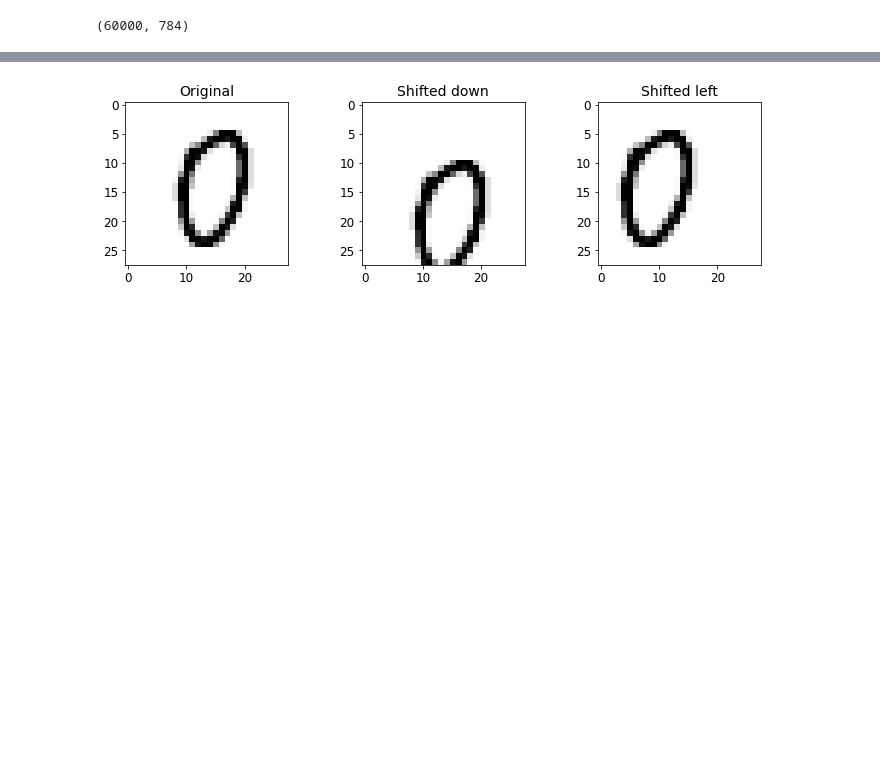
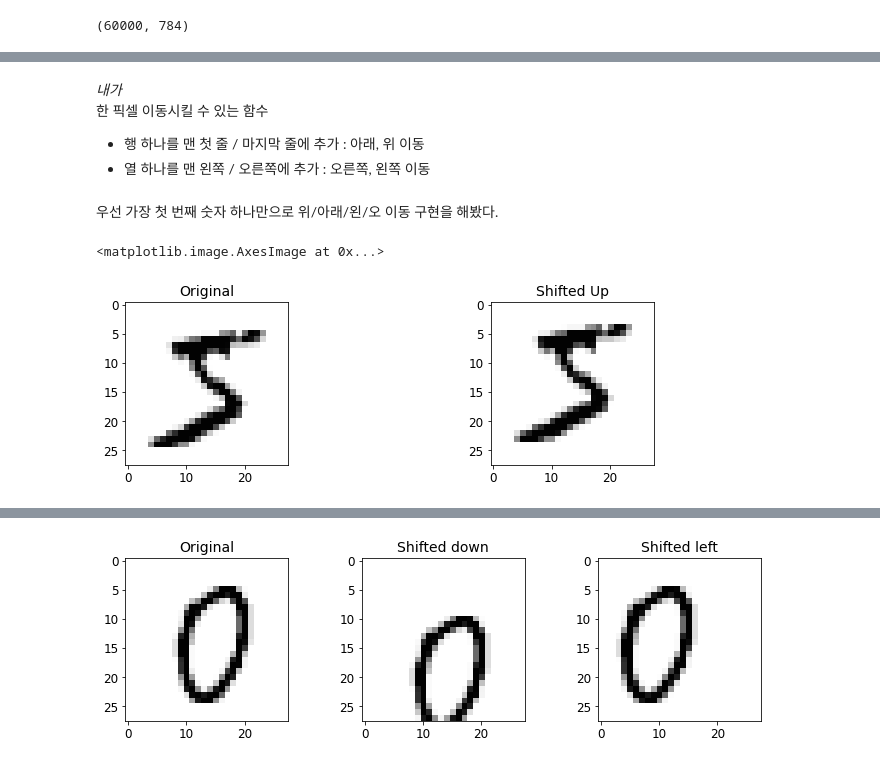
Before and after one commit to kxdah/HandsOnML, a Jupyter notebook: 03_classification.ipynb, the cells around one changed output, grey strips where cells are left out. Saved outputs shown, nothing was run; the diff lists cells and outputs as text; code cells hidden in the pictures; blank space fills up the shorter version.

```diff
--- a/03_classification.ipynb
+++ b/03_classification.ipynb
@@ -868,3 +865,34 @@ def shift_image(image, dx, dy):
     image = image.reshape((28, 28))
     shifted_image = shift(image, [dy, dx], cval = 0, mode="constant")
     return shifted_image.reshape([-1])
+# %% [markdown]
+_내가_
+한 픽셀 이동시킬 수 있는 함수
+- 행 하나를 맨 첫 줄 / 마지막 줄에 추가 : 아래, 위 이동
+- 열 하나를 맨 왼쪽 / 오른쪽에 추가 : 오른쪽, 왼쪽 이동
+# %%
+import copy
+import numpy as np
+
+X_train_copy = copy.copy(X_train)
+# %%
+# 추가해줄 공백 행과 열 저장해두기
+sample = X_train_copy[0].reshape(28, 28)
+rows = copy.copy(sample[0])
+# %% [markdown]
+우선 가장 첫 번째 숫자 하나만으로 위/아래/왼/오 이동 구현을 해봤다.
+# %%
+# 1. 위로 이동
+plt.figure(figsize = (12, 3))
+plt.subplot(121)
+plt.title("Original", fontsize = 14)
+plt.imshow(sample, interpolation = "nearest", cmap = "Greys")
+
+shifted_up = np.delete(sample, 0, axis = 0)
+shifted_up = np.append(shifted_up, [rows], axis = 0)
+plt.subplot(122)
+plt.title("Shifted Up", fontsize = 14)
+plt.imshow(shifted_up, interpolation = "nearest", cmap = "Greys")
+# %% [output]
+<matplotlib.image.AxesImage at 0x...>
+[figure, added]
```
Also changed, not shown: parts of 8 cells of this notebook.
